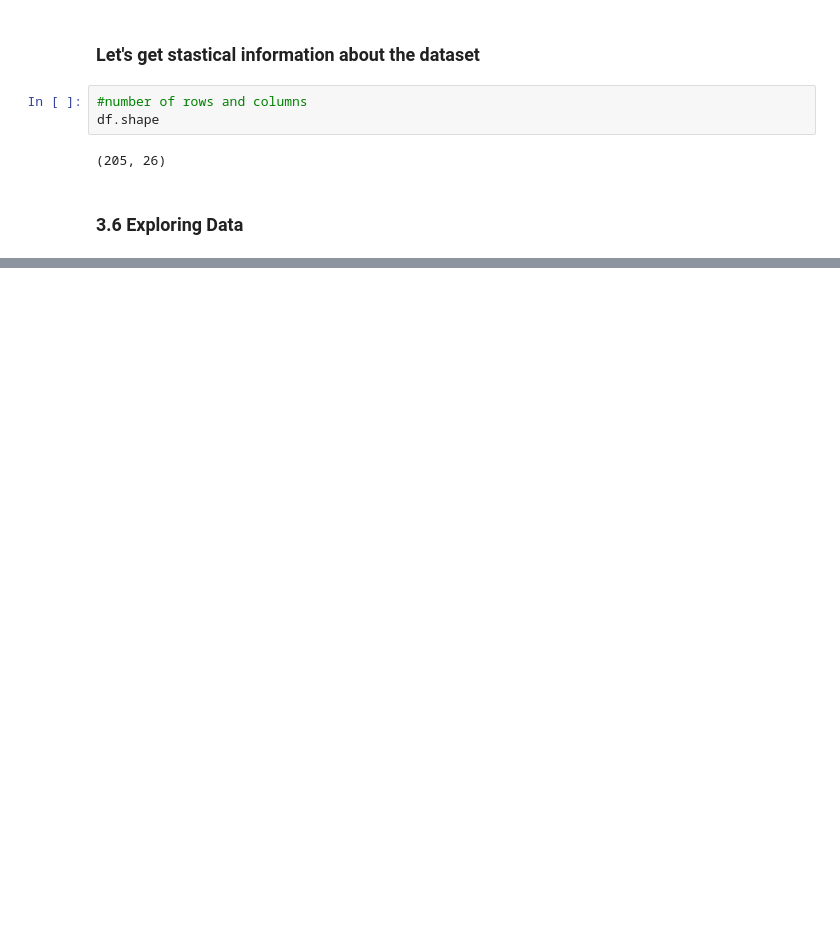
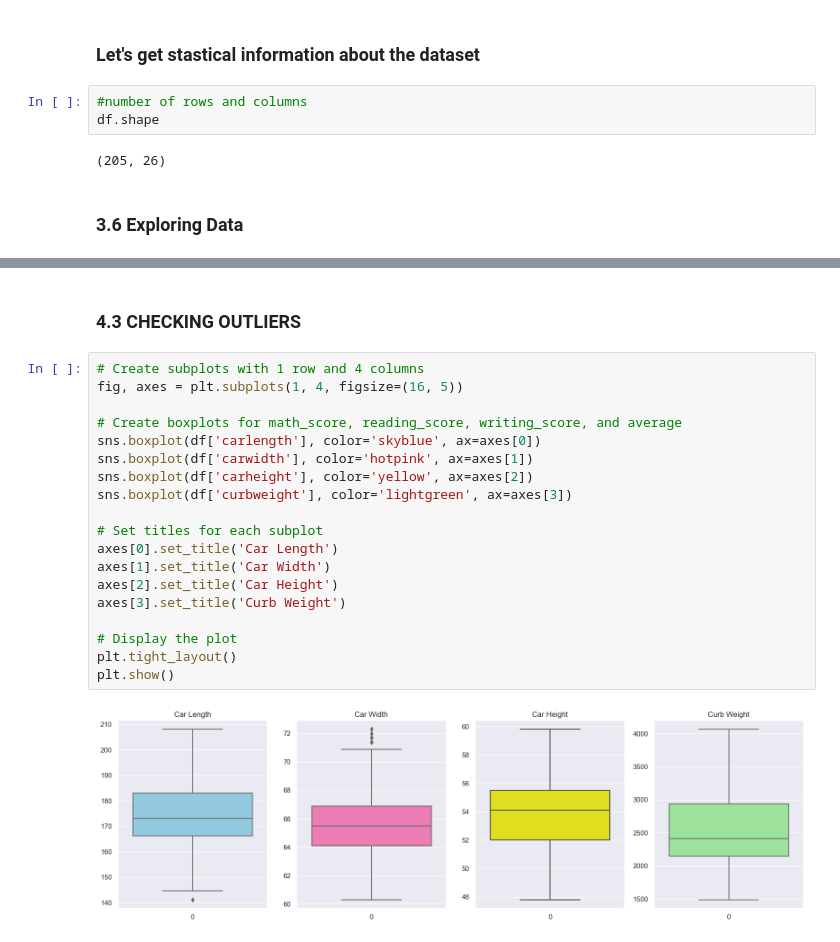
Before and after one commit to NinadKarlekar/OIBSIP_Internship_Ninad, a Jupyter notebook: Task-3/oibsip_taskno3.ipynb, the cells around one changed output, grey strips where cells are left out. Drawn from its saved outputs; the diff is of its cells as text; blank space fills up the shorter version.

```diff
--- a/Task-3/oibsip_taskno3.ipynb
+++ b/Task-3/oibsip_taskno3.ipynb
@@ -202,0 +322,23 @@ df.shape
+# %% [markdown]
+### 4.3 CHECKING OUTLIERS
+# %%
+# Create subplots with 1 row and 4 columns
+fig, axes = plt.subplots(1, 4, figsize=(16, 5))
+
+# Create boxplots for math_score, reading_score, writing_score, and average
+sns.boxplot(df['carlength'], color='skyblue', ax=axes[0])
+sns.boxplot(df['carwidth'], color='hotpink', ax=axes[1])
+sns.boxplot(df['carheight'], color='yellow', ax=axes[2])
+sns.boxplot(df['curbweight'], color='lightgreen', ax=axes[3])
+
+# Set titles for each subplot
+axes[0].set_title('Car Length')
+axes[1].set_title('Car Width')
+axes[2].set_title('Car Height')
+axes[3].set_title('Curb Weight')
+
+# Display the plot
+plt.tight_layout()
+plt.show()
+# %% [output]
+[figure, added]
```
Also changed, not shown: parts of 33 cells of this notebook, 4 other files.
